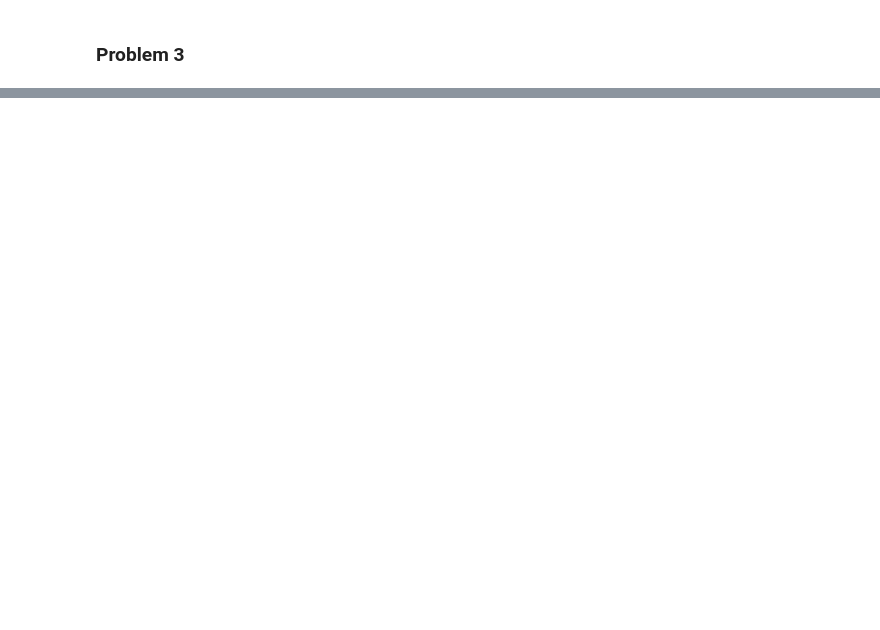
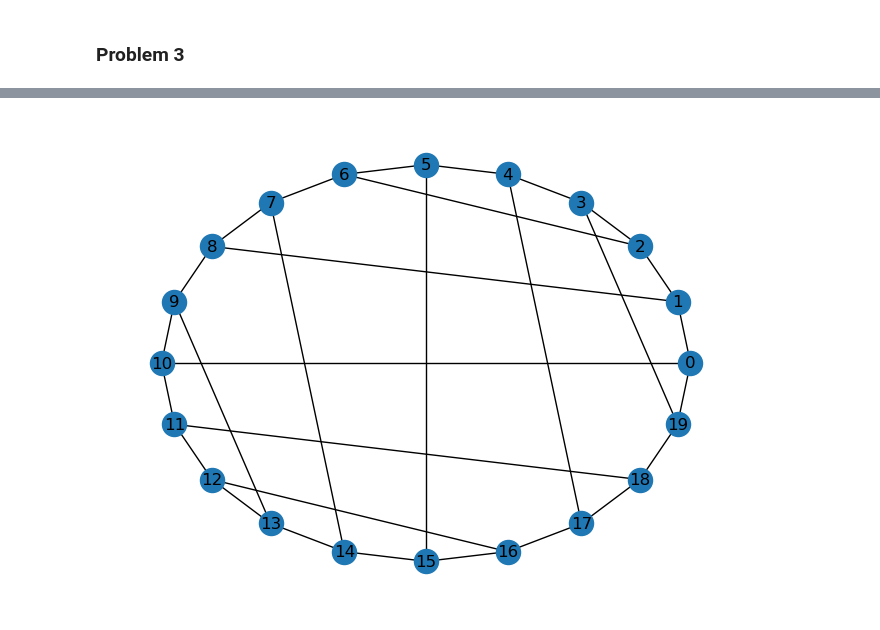
Before and after one commit to ethanp55/network_science, a Jupyter notebook: hw1.ipynb, the cells around one changed output, grey strips where cells are left out. Saved outputs shown, nothing was run; the diff lists cells and outputs as text; code cells hidden in the pictures; blank space fills up the shorter version.

```diff
--- a/hw1.ipynb
+++ b/hw1.ipynb
@@ -278,0 +312,7 @@ nx.draw(G, with_labels=True)
+# %%
+# circular_layout
+G = nx.dodecahedral_graph()
+nx.draw(G, pos=nx.circular_layout(G), with_labels=True)
+plt.show()
+# %% [output]
+[figure, added]
```
Also changed, not shown: parts of 22 cells of this notebook.
